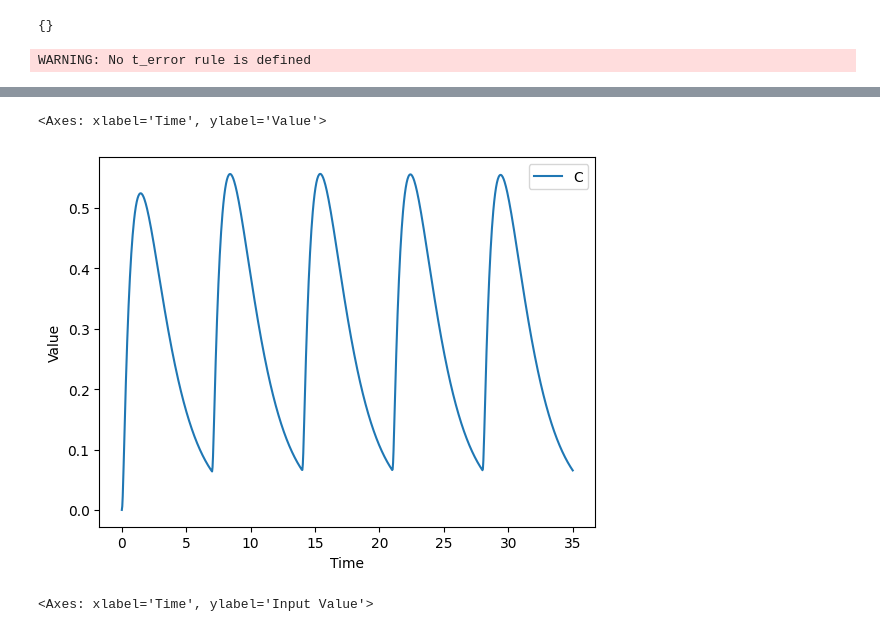
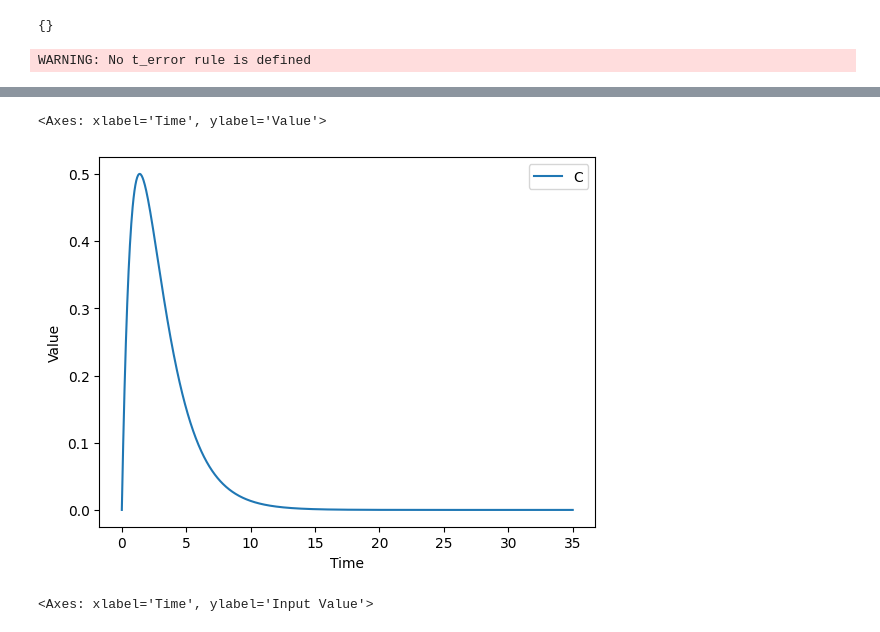
Before and after one commit to USEPA/PyMCSimMod, a Jupyter notebook: docs/notebooks/pk_dosing.ipynb, the cells around one changed output, grey strips where cells are left out. Cells and saved outputs as stored; diff of their text form; code cells hidden in the pictures.

Commit message:
Update example notebook for dosing events with scipy model

```diff
--- a/docs/notebooks/pk_dosing.ipynb
+++ b/docs/notebooks/pk_dosing.ipynb
@@ -63,9 +68,9 @@ jax_model.forcing_functions
 # %%
 %%time
 jax_model = JaxModel(model=filename)
-#jax_model.update_Y0(A0=50.)
-jax_model.update_constants(OralDose=100)
-jax_model.assign_forcing_function('OralExp', 'PerDose', t0=0, duration=jax_model.parameters['OralDur'], period=7)
+jax_model.update_Y0(A0=50.)
+#jax_model.update_constants(OralDose=100)
+#jax_model.assign_forcing_function('OralExp', 'PerDose', t0=0, duration=jax_model.parameters['OralDur'], period=7)
 times = np.linspace(0, 35, 1000)
 solution = jax_model.run_model(times)
 solution.plot_results(variables='C')
@@ -76,5 +81,5 @@ Wall time: 842 ms
 <Axes: xlabel='Time', ylabel='Value'>
-[figure, old version]
+[figure, new version]
 # %%
 solution.plot_inputs(variables='OralExp')
 # %% [output]
```
Also changed, not shown: parts of 8 cells of this notebook.
